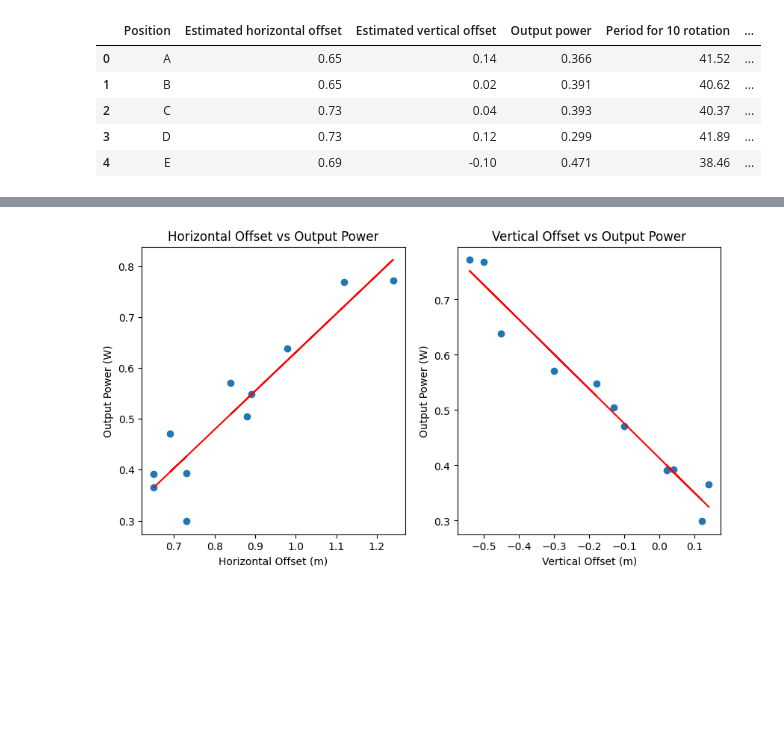
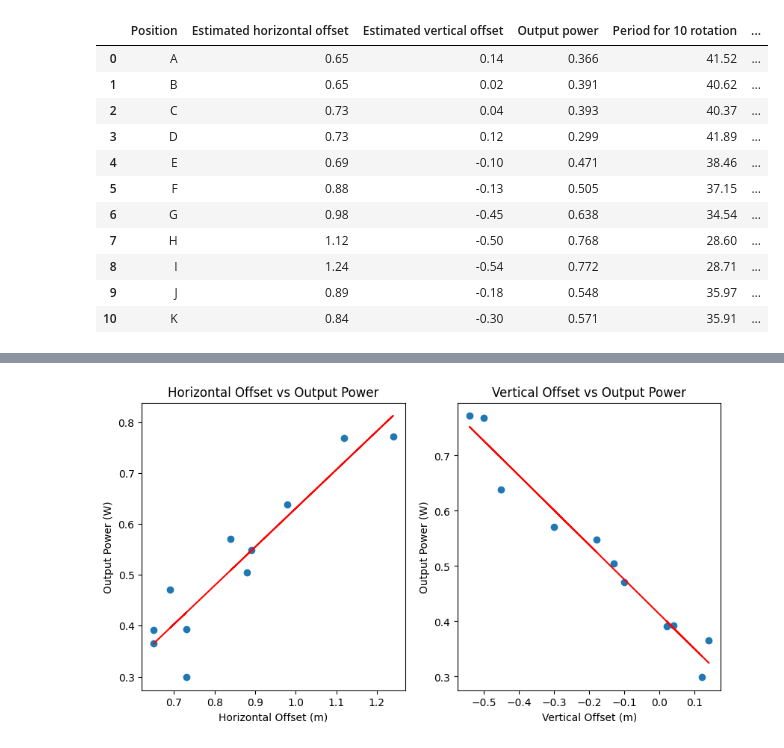
Before and after one commit to pilipb/DP4-code, a Jupyter notebook: testData.ipynb, the cells around one changed output, grey strips where cells are left out. Cells and saved outputs as stored; diff of their text form; code cells hidden in the pictures; blank space fills up the shorter version.

```diff
--- a/testData.ipynb
+++ b/testData.ipynb
@@ -2,11 +2,17 @@
 import pandas as pd
 # %%
 df = pd.read_csv('Test Data/testData.csv')
-df.head()
+df.head(20)
 # %% [output]
 |  | Position | Estimated horizontal offset | Estimated vertical offset | Output power | Period for 10 rotation | ... |
 | 0 | A | 0.65 | 0.14 | 0.366 | 41.52 | ... |
 | 1 | B | 0.65 | 0.02 | 0.391 | 40.62 | ... |
 | 2 | C | 0.73 | 0.04 | 0.393 | 40.37 | ... |
 | 3 | D | 0.73 | 0.12 | 0.299 | 41.89 | ... |
 | 4 | E | 0.69 | -0.10 | 0.471 | 38.46 | ... |
+| 5 | F | 0.88 | -0.13 | 0.505 | 37.15 | ... |
+| 6 | G | 0.98 | -0.45 | 0.638 | 34.54 | ... |
+| 7 | H | 1.12 | -0.50 | 0.768 | 28.60 | ... |
+| 8 | I | 1.24 | -0.54 | 0.772 | 28.71 | ... |
+| 9 | J | 0.89 | -0.18 | 0.548 | 35.97 | ... |
+| 10 | K | 0.84 | -0.30 | 0.571 | 35.91 | ... |
```
Also changed, not shown: parts of 4 cells of this notebook, 1 other file.
